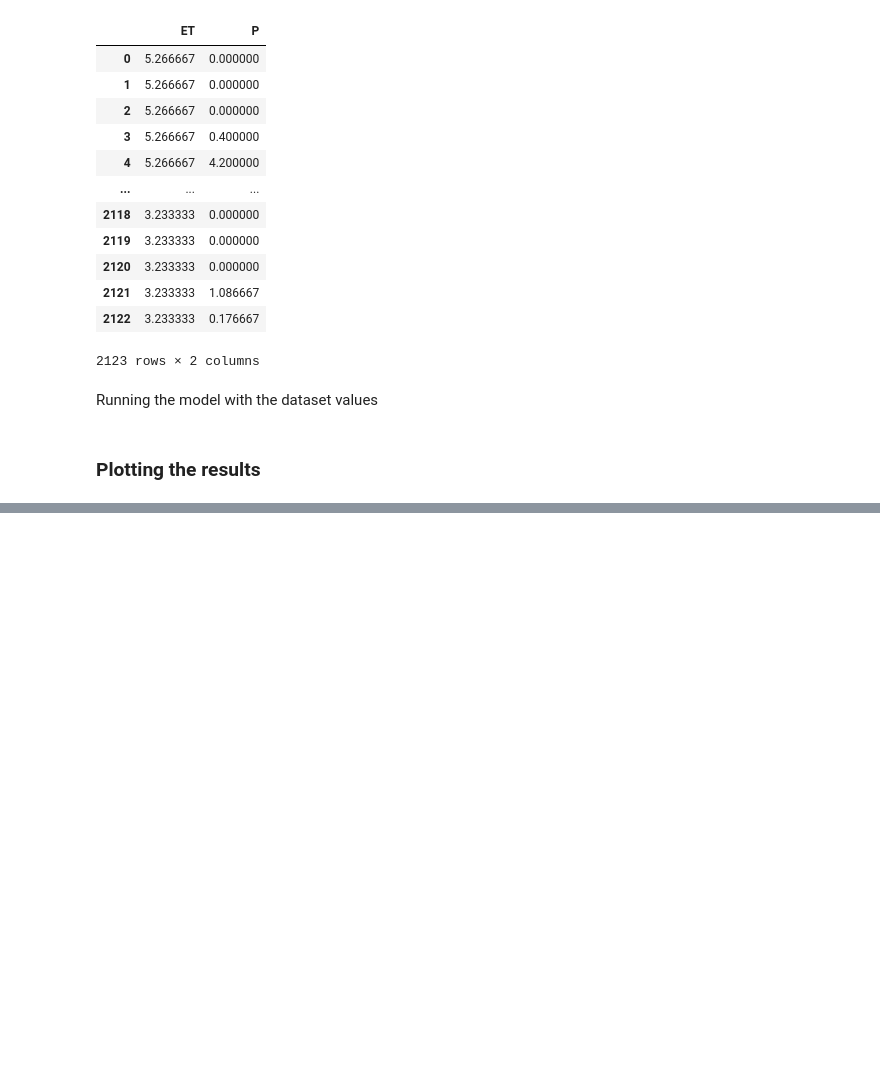
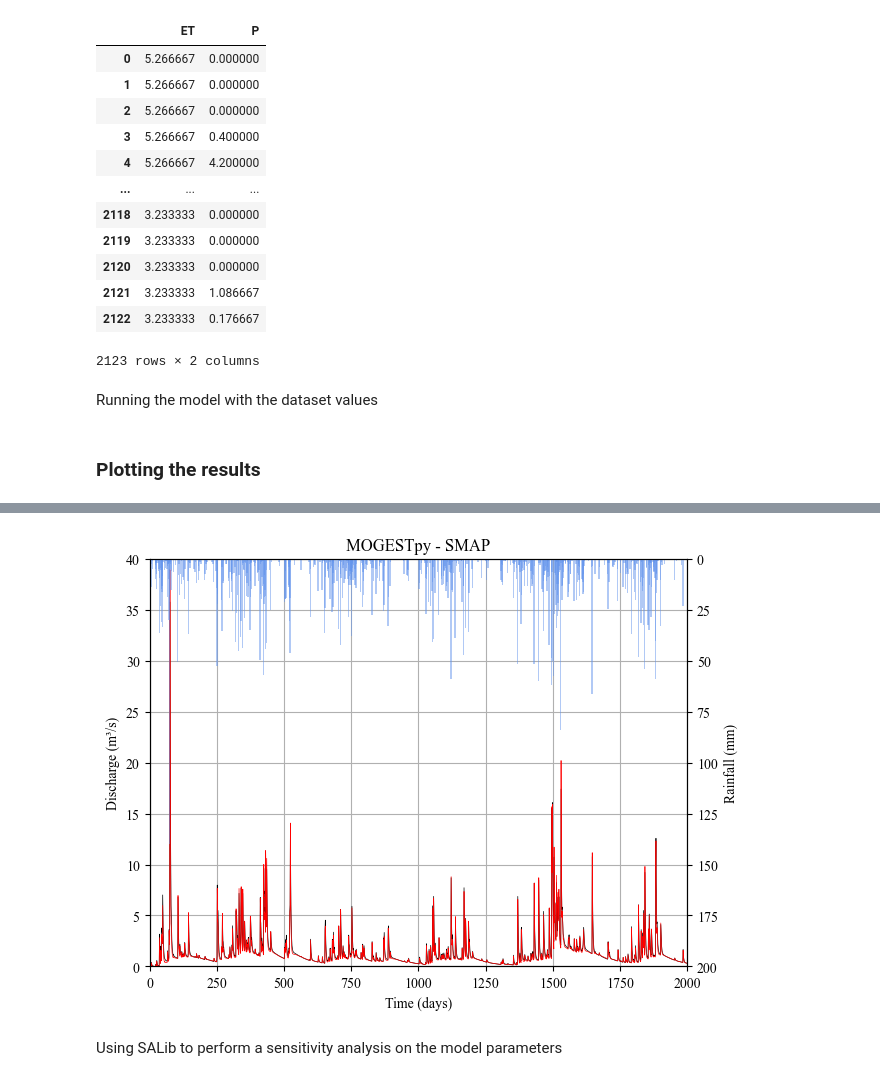
Before and after one commit to dariohhossoda/MOGESTpy, a Jupyter notebook: Applications/examples/SMAP_example.ipynb, the cells around one changed output, grey strips where cells are left out. Cells and saved outputs as stored; diff of their text form; code cells hidden in the pictures; blank space fills up the shorter version.

```diff
--- a/Applications/examples/SMAP_example.ipynb
+++ b/Applications/examples/SMAP_example.ipynb
@@ -101,0 +186,36 @@ display(df_smap)
+# %%
+df['Q_PSO'] = smap_biritiba.run_to_list(
+    df['P'].values,
+    df['ET'].values
+)
+# %%
+import matplotlib.pyplot as plt
+from matplotlib import rcParams
+
+rcParams['font.family'] = 'serif'
+rcParams['font.serif'] = ['Times New Roman']
+
+fig, ax = plt.subplots(constrained_layout=True)
+ax.grid(True)
+
+x_axis = [i for i in range(len(df))]
+
+ax.set_xlim(0, 2000)
+ax.set_ylim(0, 40)
+
+ax.set_xlabel('Time (days)')
+ax.set_ylabel('Discharge (m³/s)')
+
+prec = ax.twinx()
+prec.bar(x_axis, df['P'], color='cornflowerblue', width=5, zorder=1, alpha=.5)
+prec.set_ylim(0,200)
+prec.invert_yaxis()
+prec.set_ylabel('Rainfall (mm)')
+ax.plot(x_axis, df['Q'], color='black', linewidth=.5, zorder=2)
+ax.plot(x_axis, df['Q_PSO'], color='red', linewidth=.5, zorder=3)
+ax.set_title('MOGESTpy - SMAP')
+plt.show()
+# %% [output]
+[figure, added]
+# %% [markdown]
+Using SALib to perform a sensitivity analysis on the model parameters
```
Also changed, not shown: parts of 23 cells of this notebook.
